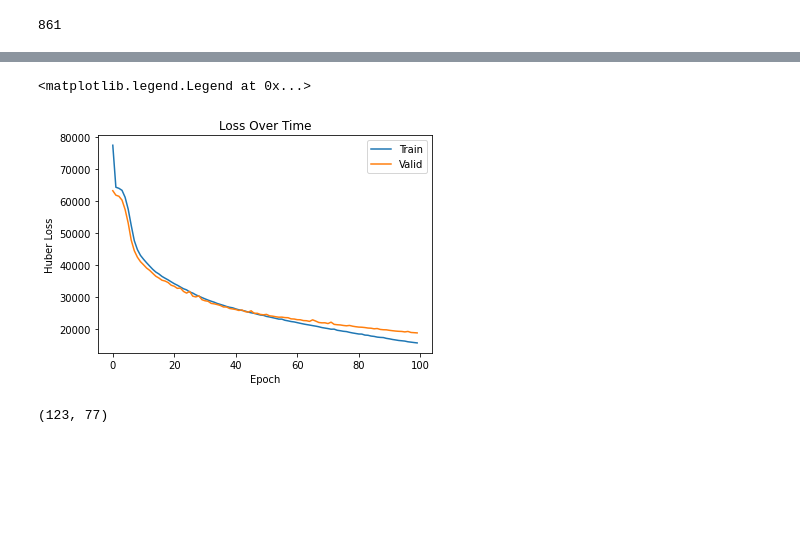
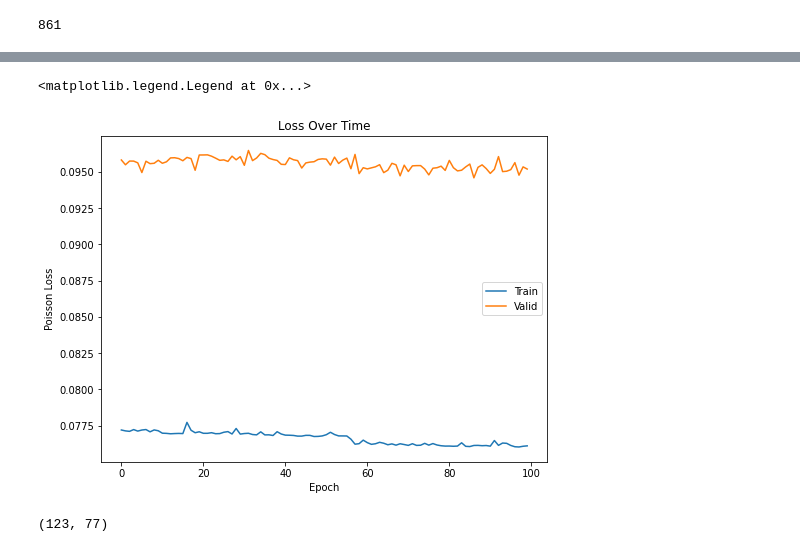
Before and after one commit to albertum1/cfc_team, a Jupyter notebook: 03-DilatedCNN.ipynb, the cells around one changed output, grey strips where cells are left out. Saved outputs shown, nothing was run; the diff lists cells and outputs as text; code cells hidden in the pictures; blank space fills up the shorter version.

```diff
--- a/03-DilatedCNN.ipynb
+++ b/03-DilatedCNN.ipynb
@@ -314,10 +328,11 @@ pred_seq_train = Dense(n_output, activation = 'relu')(out)
 model = Model(history_seq, pred_seq_train)
 
 
-optimizer = tf.keras.optimizers.Adam(lr = 1e-4)
+optimizer = tf.keras.optimizers.Adam(lr = 1e-4
+                                    )
 
 
-model.compile(optimizer, loss='mean_squared_error', metrics = ['mae'])
+model.compile(optimizer, loss=tf.keras.losses.Poisson(), metrics = ['mae'])
 # %%
 history = model.fit(X_train, y_train, epochs = 100, validation_data = (X_valid, y_valid))
 # %% [output]
@@ -342,14 +356,14 @@ KeyboardInterrupt:
 # %%
 plt.plot(history.history['loss'])
 plt.plot(history.history['val_loss'])
 
 plt.xlabel('Epoch')
-plt.ylabel('Huber Loss')
+plt.ylabel('Poisson Loss')
 plt.title('Loss Over Time')
 plt.legend(['Train','Valid'])
 # %% [output]
 <matplotlib.legend.Legend at 0x...>
-[figure, old version]
+[figure, new version]
 # %%
 x_input = np.array(train.iloc[-123:].values)
 x_input = scaler.transform(x_input)
```
Also changed, not shown: parts of 29 cells of this notebook.
